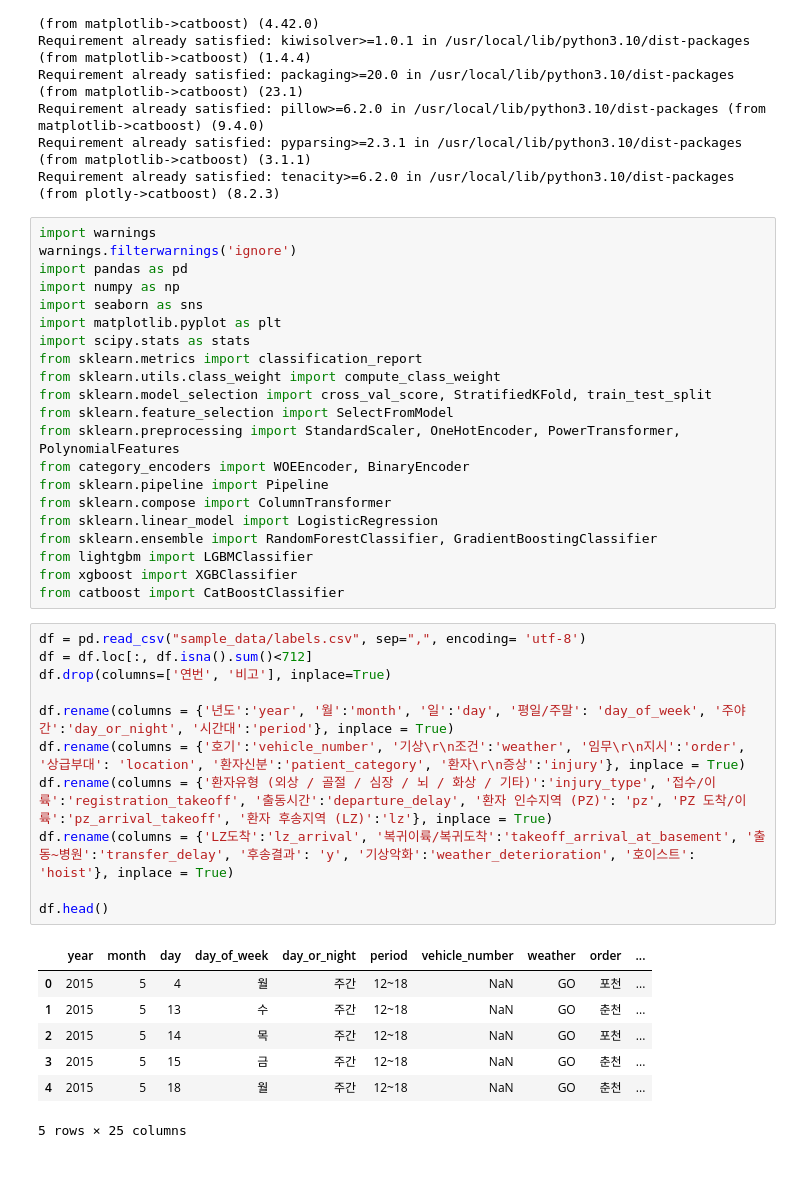
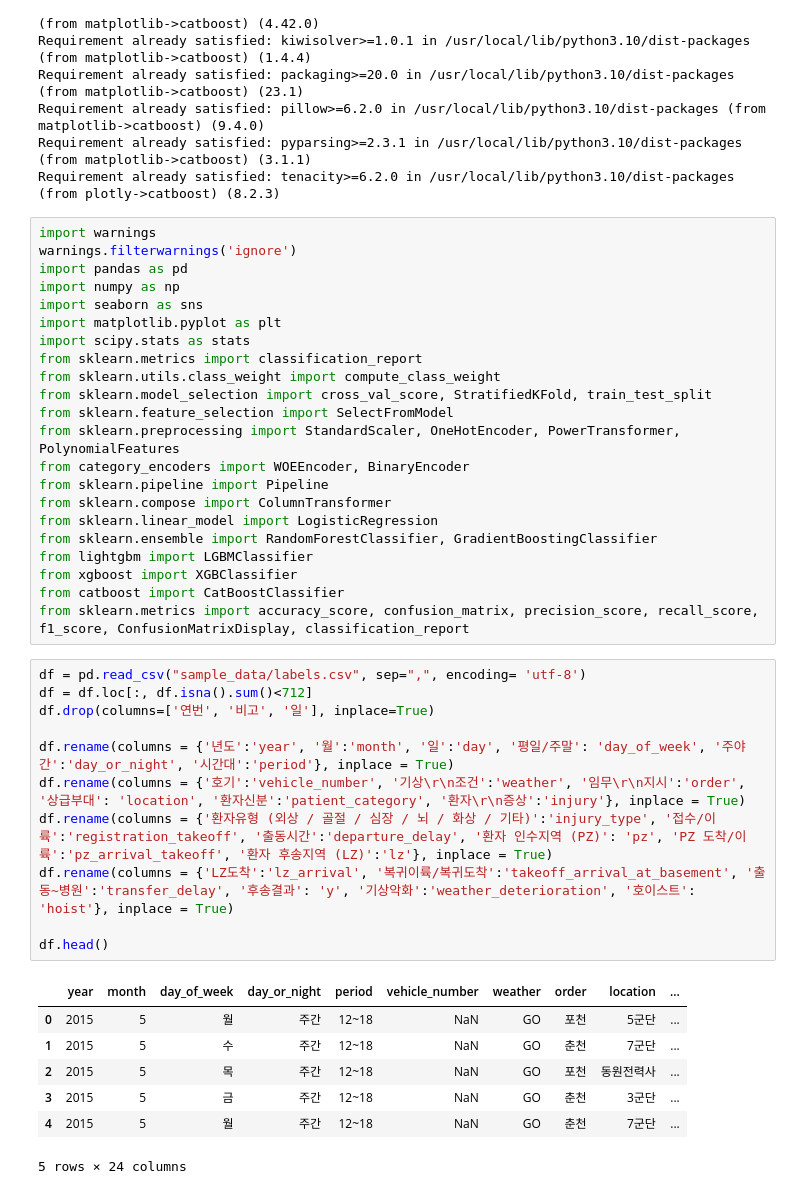
Before and after one commit to kamo1010/injury-big-data, a Jupyter notebook: Untitled3.ipynb, the cells around one changed output. Drawn from its saved outputs; the diff is of its cells as text.

```diff
--- a/Untitled3.ipynb
+++ b/Untitled3.ipynb
@@ -58,25 +58,26 @@ from sklearn.ensemble import RandomForestClassifier, GradientBoostingClassifier
 from lightgbm import LGBMClassifier
 from xgboost import XGBClassifier
 from catboost import CatBoostClassifier
+from sklearn.metrics import accuracy_score, confusion_matrix, precision_score, recall_score, f1_score, ConfusionMatrixDisplay, classification_report
 # %%
 df = pd.read_csv("sample_data/labels.csv", sep=",", encoding= 'utf-8')
 df = df.loc[:, df.isna().sum()<712]
-df.drop(columns=['연번', '비고'], inplace=True)
+df.drop(columns=['연번', '비고', '일'], inplace=True)
 
 df.rename(columns = {'년도':'year', '월':'month', '일':'day', '평일/주말': 'day_of_week', '주야간':'day_or_night', '시간대':'period'}, inplace = True)
 df.rename(columns = {'호기':'vehicle_number', '기상\r\n조건':'weather', '임무\r\n지시':'order', '상급부대': 'location', '환자신분':'patient_category', '환자\r\n증상':'injury'}, inplace = True)
 df.rename(columns = {'환자유형 (외상 / 골절 / 심장 / 뇌 / 화상 / 기타)':'injury_type', '접수/이륙':'registration_takeoff', '출동시간':'departure_delay', '환자 인수지역 (PZ)': 'pz', 'PZ 도착/이륙':'pz_arrival_takeoff', '환자 후송지역 (LZ)':'lz'}, inplace = True)
 df.rename(columns = {'LZ도착':'lz_arrival', '복귀이륙/복귀도착':'takeoff_arrival_at_basement', '출동~병원':'transfer_delay', '후송결과': 'y', '기상악화':'weather_deterioration', '호이스트': 'hoist'}, inplace = True)
 
 df.head()
 # %% [output]
-|  | year | month | day | day_of_week | day_or_night | period | vehicle_number | weather | order | ... |
-| 0 | 2015 | 5 | 4 | 월 | 주간 | 12~18 | NaN | GO | 포천 | ... |
-| 1 | 2015 | 5 | 13 | 수 | 주간 | 12~18 | NaN | GO | 춘천 | ... |
-| 2 | 2015 | 5 | 14 | 목 | 주간 | 12~18 | NaN | GO | 포천 | ... |
-| 3 | 2015 | 5 | 15 | 금 | 주간 | 12~18 | NaN | GO | 춘천 | ... |
-| 4 | 2015 | 5 | 18 | 월 | 주간 | 12~18 | NaN | GO | 춘천 | ... |
+|  | year | month | day_of_week | day_or_night | period | vehicle_number | weather | order | location | ... |
+| 0 | 2015 | 5 | 월 | 주간 | 12~18 | NaN | GO | 포천 | 5군단 | ... |
+| 1 | 2015 | 5 | 수 | 주간 | 12~18 | NaN | GO | 춘천 | 7군단 | ... |
+| 2 | 2015 | 5 | 목 | 주간 | 12~18 | NaN | GO | 포천 | 동원전력사 | ... |
+| 3 | 2015 | 5 | 금 | 주간 | 12~18 | NaN | GO | 춘천 | 3군단 | ... |
+| 4 | 2015 | 5 | 월 | 주간 | 12~18 | NaN | GO | 춘천 | 7군단 | ... |
-5 rows × 25 columns
+5 rows × 24 columns
 # %%
 def fit_y(x):
   x = str(x).replace("\r\n", "")
```
Also changed, not shown: parts of 22 cells of this notebook.
